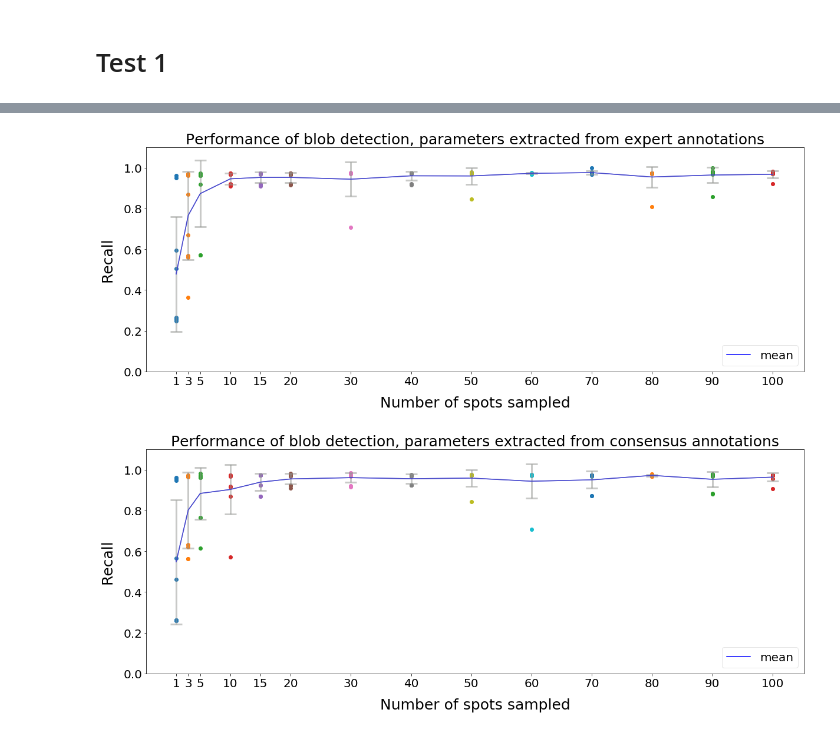
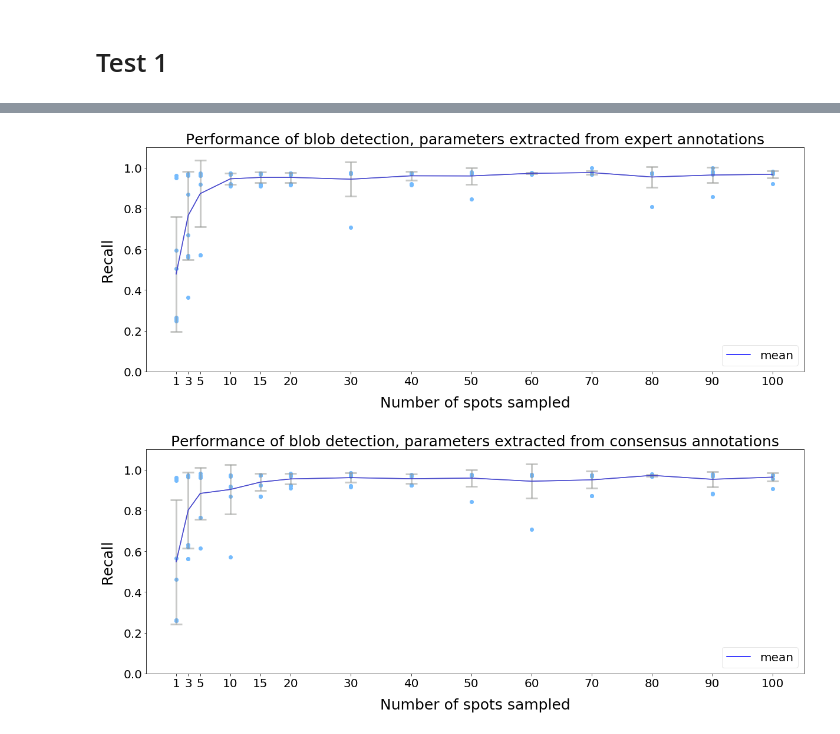
Before and after one commit to czbiohub-sf/instapaper, a Jupyter notebook: figures/MT/fig_4/RCA/bootstrap.ipynb, the cells around one changed output, grey strips where cells are left out. Cells and saved outputs as stored; diff of their text form; code cells hidden in the pictures.

```diff
--- a/figures/MT/fig_4/RCA/bootstrap.ipynb
+++ b/figures/MT/fig_4/RCA/bootstrap.ipynb
@@ -208,7 +208,7 @@ for test_img_filename in test_img_filenames:
             precisions = np.asarray(pd.read_csv(precisions_path))
             precision_means.append(np.mean(precisions))
             precision_stds.append(np.std(precisions))
-            plt.scatter([num_spots_sample]*len(precisions), [precisions])
+            plt.scatter([num_spots_sample]*len(precisions), [precisions], c='xkcd:sky blue')
 
         (_, caps, _) = plt.errorbar(num_spots_list, precision_means, yerr=precision_stds, color='xkcd:gray', capsize=10, elinewidth=3, alpha=0.5)
         for cap in caps:
@@ -240,33 +240,33 @@ for test_img_filename in test_img_filenames:
         plt.title(title, fontsize=25)
         recall_means, recall_stds = [], []
         for ind, num_spots_sample in enumerate(num_spots_list):
 
             recalls_path = './bootstrap_data/%s_%s_recalls_%s.csv' % (origin, test_img_filename, num_spots_sample)
             recalls = np.asarray(pd.read_csv(recalls_path))
 
             recall_means.append(np.mean(recalls))
             recall_stds.append(np.std(recalls))
-            plt.scatter([num_spots_sample]*len(recalls), [recalls])
+            plt.scatter([num_spots_sample]*len(recalls), [recalls], c='xkcd:sky blue')
 
         (_, caps, _) = plt.errorbar(num_spots_list, recall_means, yerr=recall_stds, color='xkcd:gray', capsize=10, elinewidth=3, alpha=0.5)
         for cap in caps:
             cap.set_color('xkcd:gray')
             cap.set_markeredgewidth(3)
 
         plt.plot(num_spots_list, recall_means, color='b')
         plt.xlabel('Number of spots sampled', fontsize=25, labelpad=15)
         plt.ylabel('Recall', fontsize=25, labelpad=15)
 
         leg_elem_1 = Line2D([0], [0], marker='None', color='b', label='mean')
         handle_list = [leg_elem_1]
         plt.legend(handles=handle_list, loc='lower right', frameon=1, prop={'size':20}, framealpha=0.5)
         plt.xticks(num_spots_list, fontsize=20)
         plt.yticks([0, 0.2, 0.4, 0.6, 0.8, 1], fontsize=20)
         plt.ylim(0, 1.1)
 
         filename = "%s_%s_bootstrap_recall.pdf" % (test_img_filename, origin)
         plt.savefig(filename, transparent=True, bbox_inches="tight")
         plt.show()
 # %% [output]
-[figure, old version]
+[figure, new version]
-[figure, old version]
+[figure, new version]
```
Also changed, not shown: parts of 1 cell of this notebook, 4 other files.
